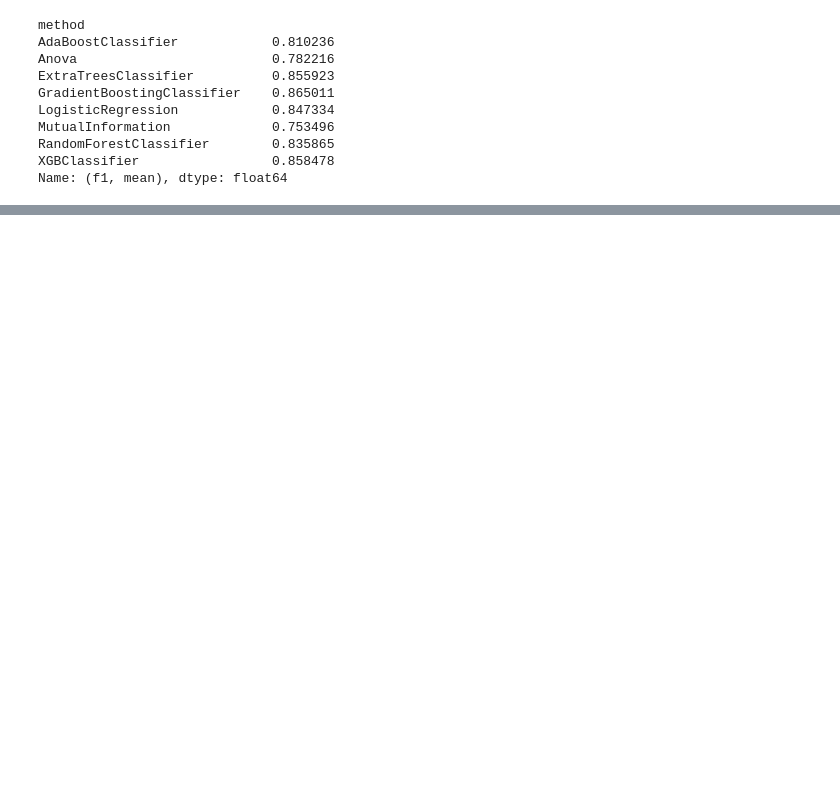
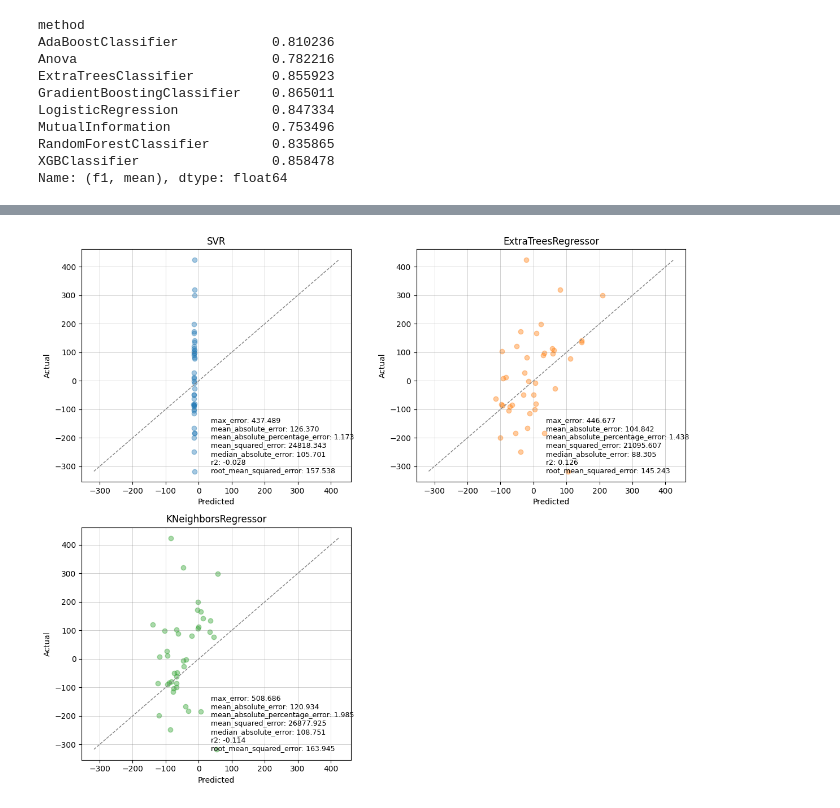
Before and after one commit to Medicine-Artificial-Intelligence/ProQSAR, a Jupyter notebook: check_mv.ipynb, the cells around one changed output, grey strips where cells are left out. Drawn from its saved outputs; the diff is of its cells as text; code cells hidden in the pictures; blank space fills up the shorter version.

```diff
--- a/check_mv.ipynb
+++ b/check_mv.ipynb
@@ -271 +480,15 @@ ModelValidation.make_roc_curve(
+# %%
+make_scatter_plot(
+    data_train=train_data,
+    data_test=test_data,
+    activity_col="Activity",
+    id_col="ID",
+    select_model=['SVR', 'ExtraTreesRegressor', 'KNeighborsRegressor'],
+    #save_dir=None,
+    scoring_df=cv_result2,
+    scoring_loc=(0.48, 0.28)
+
+)
+# %% [output]
+[figure, added]
 # %%
```
Also changed, not shown: parts of 11 cells of this notebook, 8 other files.
